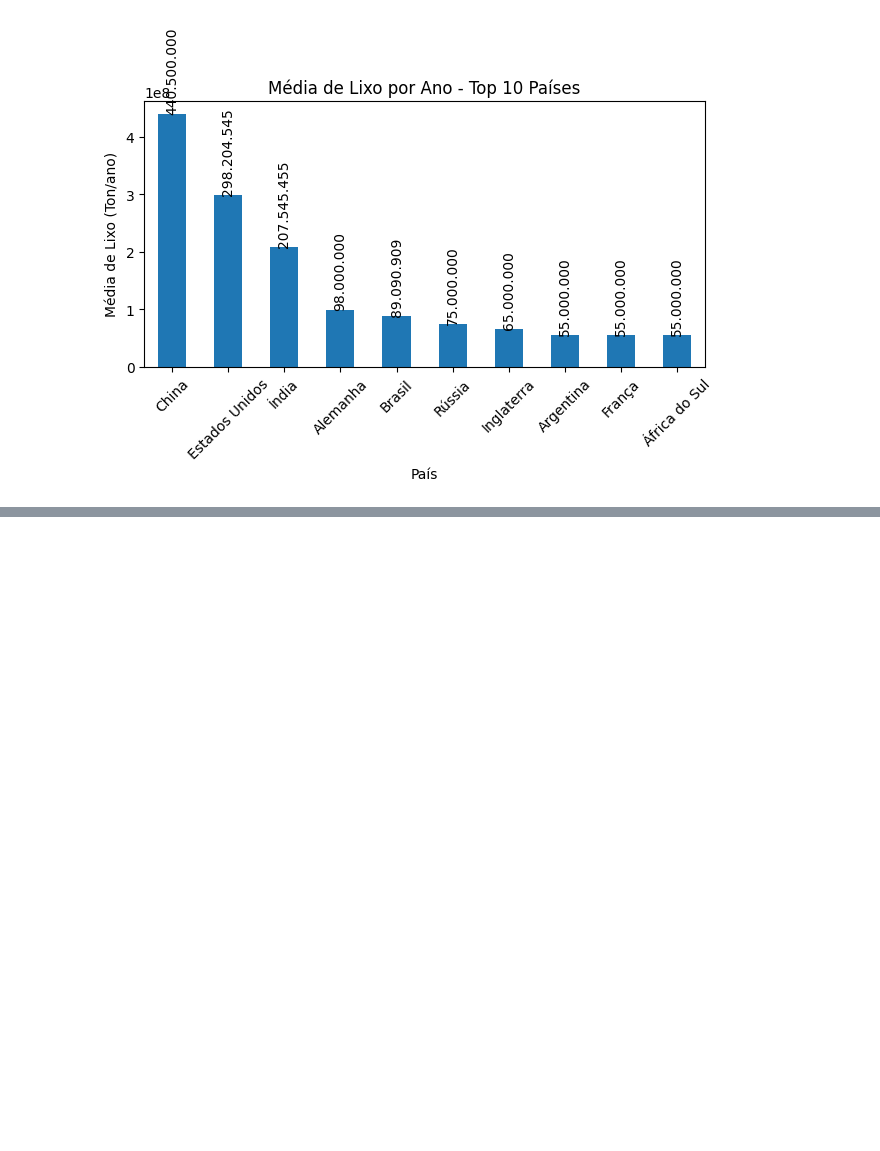
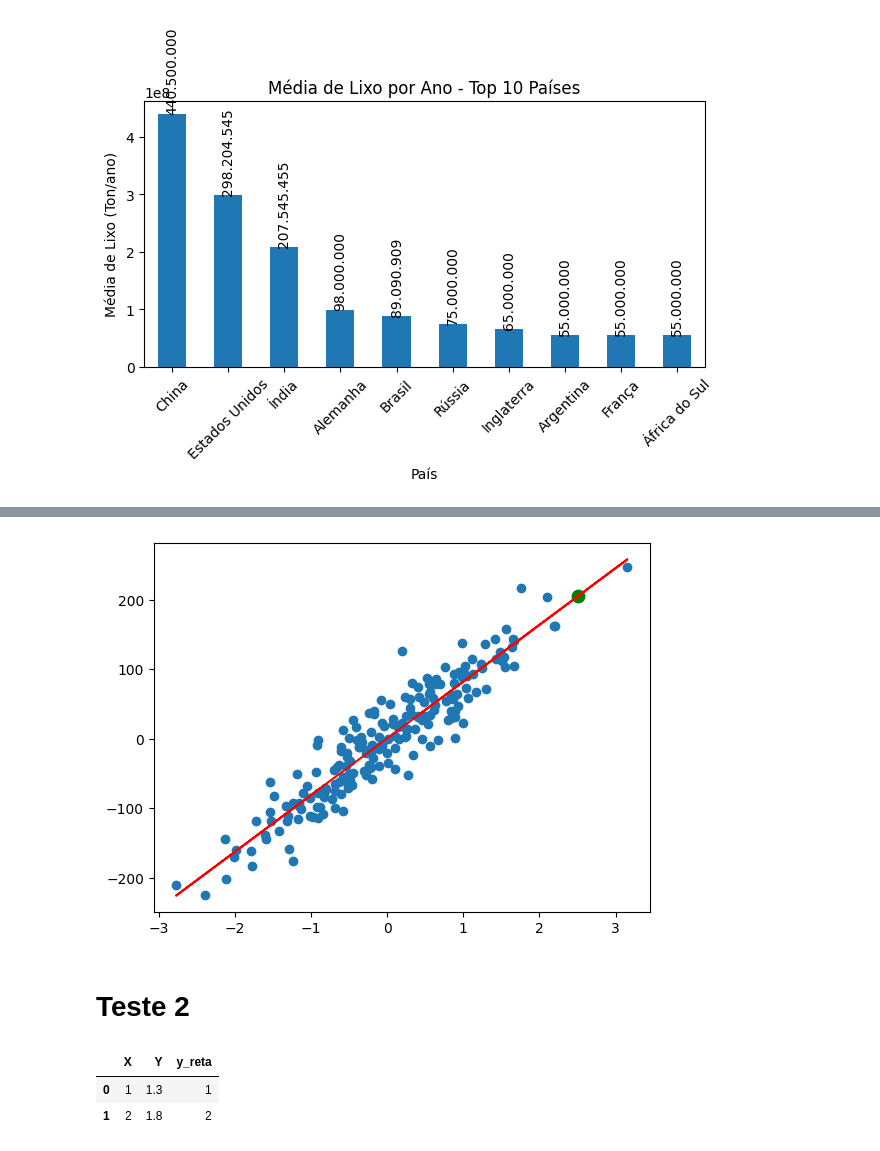
Before and after one commit to rafaelflorentino/Python, a Jupyter notebook: IA/Projeto_lixo/collab.ipynb, the cells around one changed output, grey strips where cells are left out. Saved outputs shown, nothing was run; the diff lists cells and outputs as text; code cells hidden in the pictures; blank space fills up the shorter version.

```diff
--- a/IA/Projeto_lixo/collab.ipynb
+++ b/IA/Projeto_lixo/collab.ipynb
@@ -1287,0 +1320,25 @@ plt.show()
+# %%
+plt.scatter(x,y)
+plt.plot(x, l_coeff + a_coeff * x, color='red')
+plt.scatter(2.5, l_coeff + a_coeff * 2.5, color ="green", s=80) # posição 2.5
+plt.show()
+# %% [output]
+[figure, added]
+# %% [markdown]
+# Teste 2
+# %%
+import pandas as pd
+
+dados = pd.DataFrame({
+    'X': [1,2,3,4,5],
+    'Y': [1.3,1.8,3.5,4,4.6]
+})
+
+# reta vermelha
+dados['y_reta'] = dados.X
+
+dados.head(2)
+# %% [output]
+|  | X | Y | y_reta |
+| 0 | 1 | 1.3 | 1 |
+| 1 | 2 | 1.8 | 2 |
```
Also changed, not shown: parts of 48 cells of this notebook.
